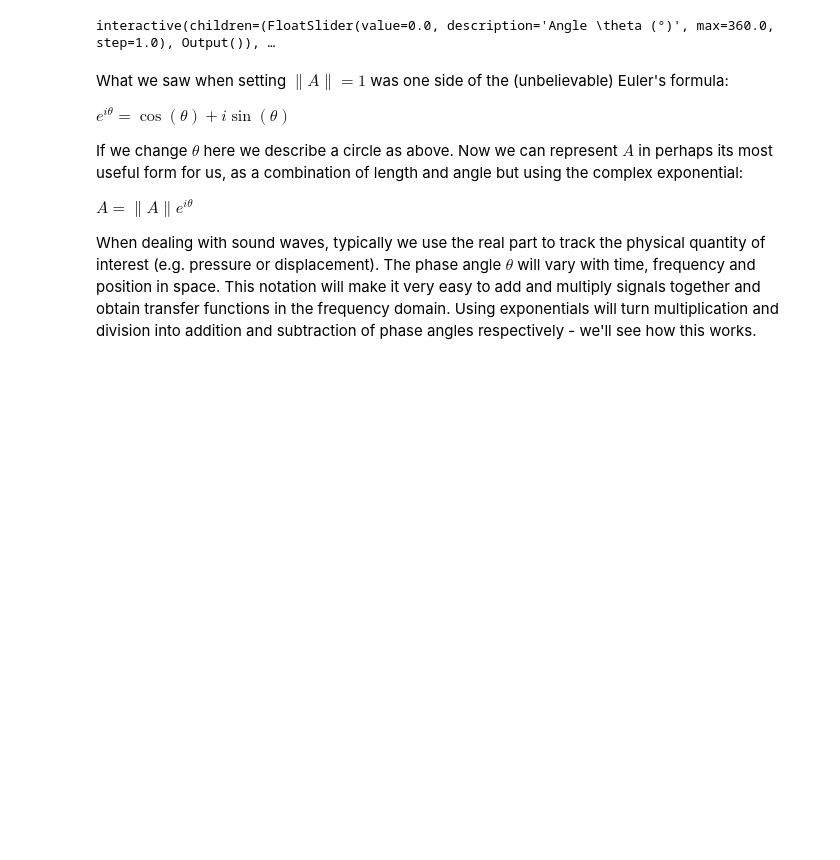
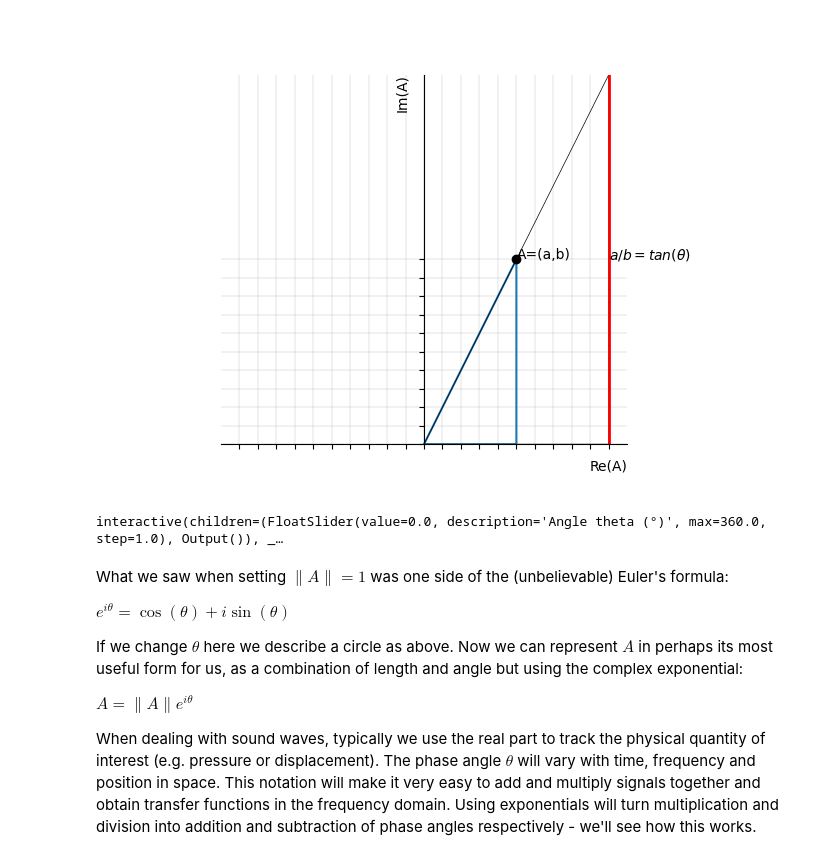
Before and after one commit to fmjamesfm/jupyter-test, a Jupyter notebook: Complex.ipynb, the cells around one changed output. Drawn from its saved outputs; the diff is of its cells as text; code cells hidden in the pictures; blank space fills up the shorter version.

```diff
--- a/Complex.ipynb
+++ b/Complex.ipynb
@@ -118,3 +125,26 @@ This should look familiar. We have defined a circle, the length of A is always t
+# %%
+plt.close("all")
+
+a = 0.5
+b = 1.0
+A = a + 1j*b
+
+fig, ax = plt.subplots()
+ax.plot((0,a, a, 0), (0,0,b,0))
+ax.plot(a,b, 'ko')
+ax.text(a,b, 'A=(a,b)')
+
+ax.plot((0,1, 1, 0), (0,0,b/a,0), 'k', linewidth=0.5)
+ax.plot((1, 1), (b/a,0), 'r', linewidth=2)
+ax.text(1, b/a/2, r'$a/b=tan(\theta)$')
+
+ax.set_title("")
+format_axis(ax)
+ax.set_ylim((0, b/a))
+
+plt.show()
+# %% [output]
+[figure, added]
 # %%
 
 
@@ -135,9 +165,9 @@ def rotate(ang):
     format_axis(ax, lim=1.5)
     plt.show()
 
-interact(rotate, ang=FloatSlider(min=0, max=360, step=1, value=0, description='Angle \theta (°)'));
+interact(rotate, ang=FloatSlider(min=0, max=360, step=1, value=0, description='Angle theta (°)'));
 # %% [output]
-interactive(children=(FloatSlider(value=0.0, description='Angle \theta (°)', max=360.0, step=1.0), Output()), …
+interactive(children=(FloatSlider(value=0.0, description='Angle theta (°)', max=360.0, step=1.0), Output()), _…
 # %% [markdown]
 What we saw when setting $\|A\|=1$ was one side of the (unbelievable) Euler's formula:
 
```
Also changed, not shown: parts of 6 cells of this notebook, 4 other files.
